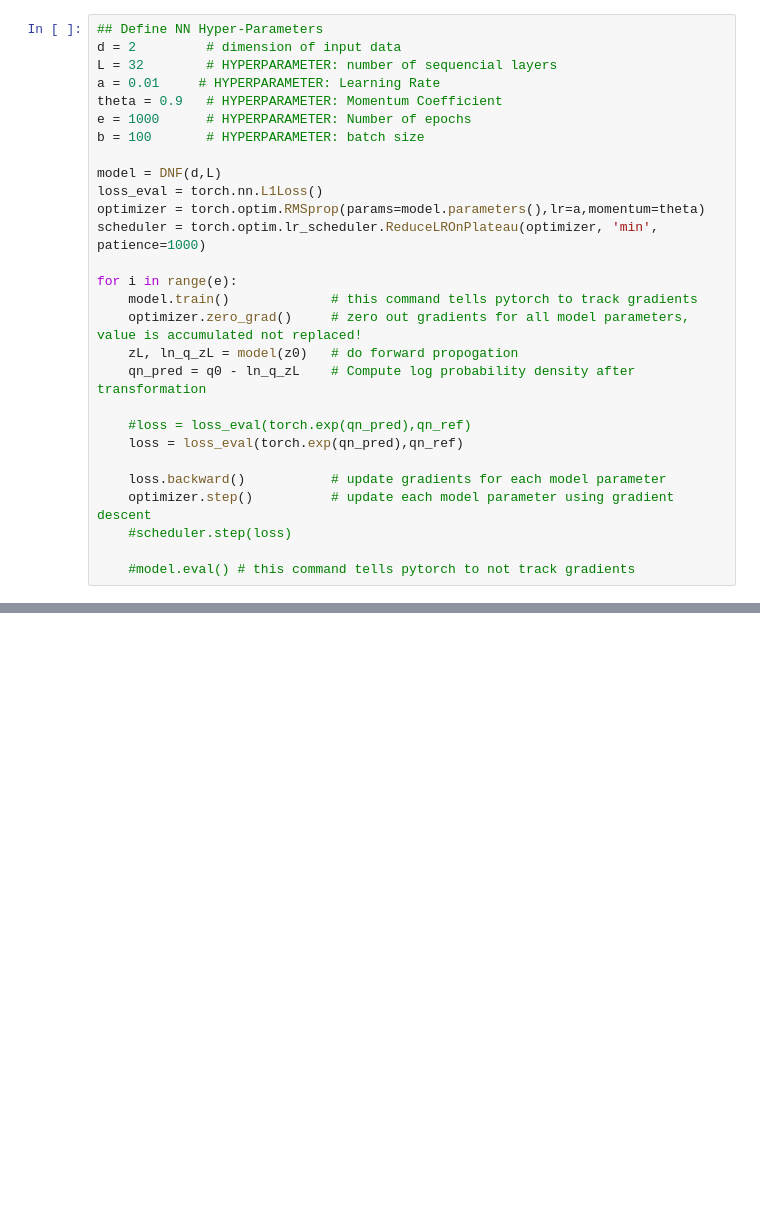
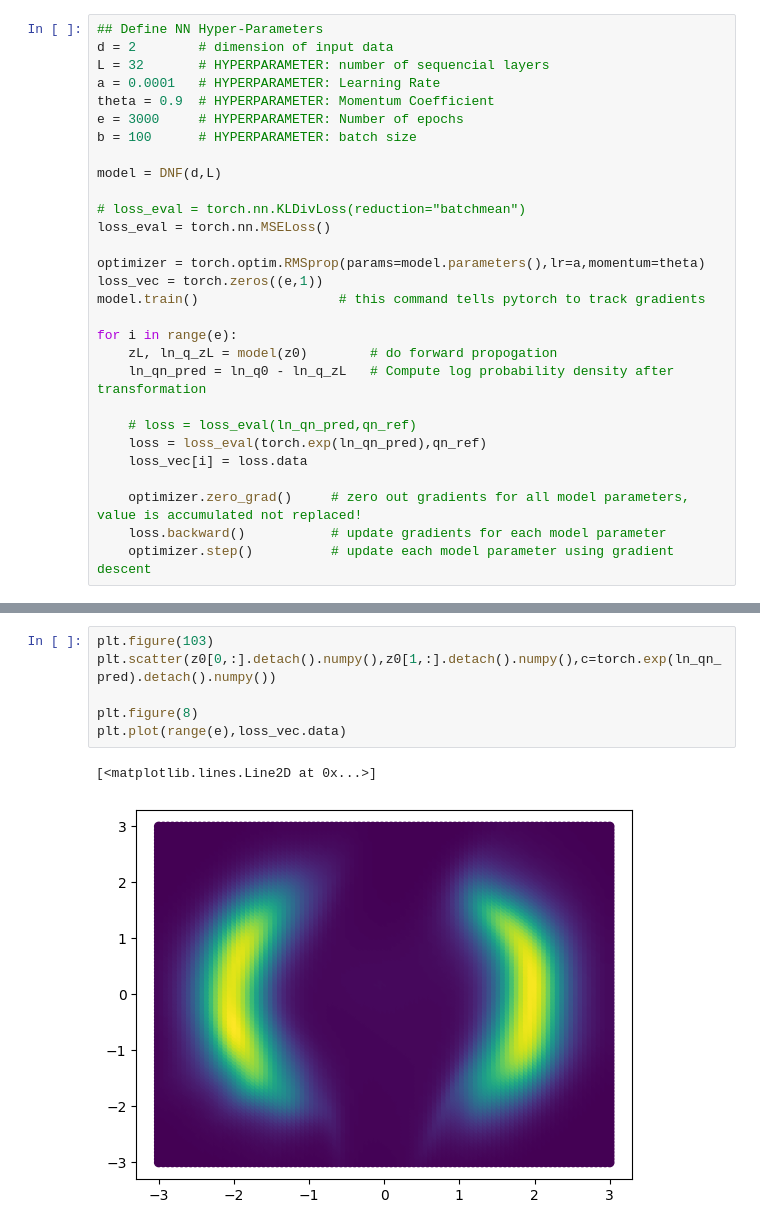
Before and after one commit to invertedparadox/ECE50024_Group9, a Jupyter notebook: Testing Playground/Demetrius_DNF.ipynb, the cells around one changed output, grey strips where cells are left out. Cells and saved outputs as stored; diff of their text form; blank space fills up the shorter version.

```diff
--- a/Testing Playground/Demetrius_DNF.ipynb
+++ b/Testing Playground/Demetrius_DNF.ipynb
@@ -114,28 +87,29 @@ class DNF(torch.nn.Module): # torch only tracks parameters with autograd when re
 # %%
 ## Define NN Hyper-Parameters
-d = 2         # dimension of input data
-L = 32        # HYPERPARAMETER: number of sequencial layers
-a = 0.01     # HYPERPARAMETER: Learning Rate
-theta = 0.9   # HYPERPARAMETER: Momentum Coefficient
-e = 1000      # HYPERPARAMETER: Number of epochs
-b = 100       # HYPERPARAMETER: batch size
+d = 2        # dimension of input data
+L = 32       # HYPERPARAMETER: number of sequencial layers
+a = 0.0001   # HYPERPARAMETER: Learning Rate
+theta = 0.9  # HYPERPARAMETER: Momentum Coefficient
+e = 3000     # HYPERPARAMETER: Number of epochs
+b = 100      # HYPERPARAMETER: batch size
 
 model = DNF(d,L)
-loss_eval = torch.nn.L1Loss()
+
+# loss_eval = torch.nn.KLDivLoss(reduction="batchmean")
+loss_eval = torch.nn.MSELoss()
+
 optimizer = torch.optim.RMSprop(params=model.parameters(),lr=a,momentum=theta)
-scheduler = torch.optim.lr_scheduler.ReduceLROnPlateau(optimizer, 'min', patience=1000)
+loss_vec = torch.zeros((e,1))
+model.train()                  # this command tells pytorch to track gradients
 
 for i in range(e):
-    model.train()             # this command tells pytorch to track gradients
+    zL, ln_q_zL = model(z0)        # do forward propogation
+    ln_qn_pred = ln_q0 - ln_q_zL   # Compute log probability density after transformation
+
+    # loss = loss_eval(ln_qn_pred,qn_ref)
+    loss = loss_eval(torch.exp(ln_qn_pred),qn_ref)
+    loss_vec[i] = loss.data
+
     optimizer.zero_grad()     # zero out gradients for all model parameters, value is accumulated not replaced!
-    zL, ln_q_zL = model(z0)   # do forward propogation
-    qn_pred = q0 - ln_q_zL    # Compute log probability density after transformation
-
-    #loss = loss_eval(torch.exp(qn_pred),qn_ref)
-    loss = loss_eval(torch.exp(qn_pred),qn_ref)
-
     loss.backward()           # update gradients for each model parameter
     optimizer.step()          # update each model parameter using gradient descent
-    #scheduler.step(loss)
-
-    #model.eval() # this command tells pytorch to not track gradients
@@ -160,0 +116,9 @@ torch.Size([2, 5000])
+# %%
+plt.figure(103)
+plt.scatter(z0[0,:].detach().numpy(),z0[1,:].detach().numpy(),c=torch.exp(ln_qn_pred).detach().numpy())
+
+plt.figure(8)
+plt.plot(range(e),loss_vec.data)
+# %% [output]
+[<matplotlib.lines.Line2D at 0x...>]
+[figure, added]
```
Also changed, not shown: parts of 7 cells of this notebook.
